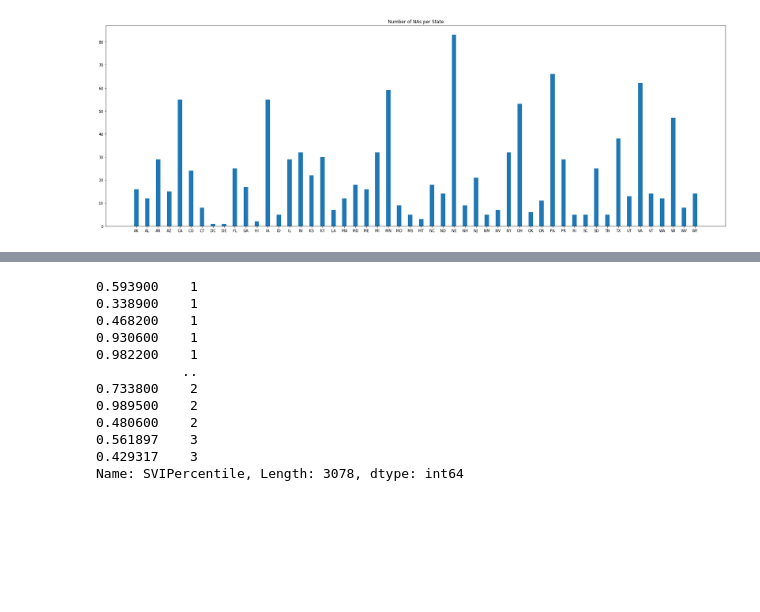
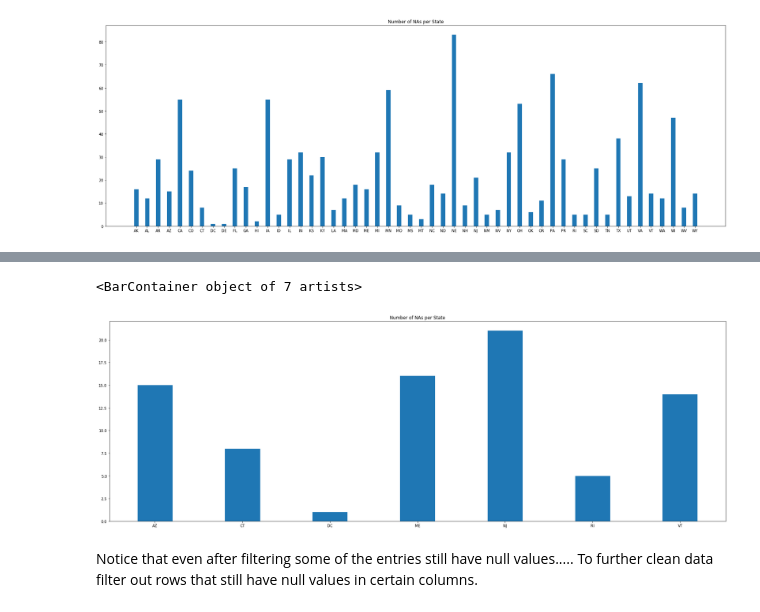
Before and after one commit to Divineechidume/final_DS100_project, a Jupyter notebook: CS 100 Final Project.ipynb, the cells around one changed output, grey strips where cells are left out. Saved outputs shown, nothing was run; the diff lists cells and outputs as text; code cells hidden in the pictures; blank space fills up the shorter version.

Commit message:
finished cleaning 2/4 of the data

```diff
--- a/CS 100 Final Project.ipynb
+++ b/CS 100 Final Project.ipynb
@@ -68,6 +72,5 @@ us_deaths.head()
 # %%
-socio_counties = abridged_counties[['CountyName', 'StateName', 'State',
-        'lat', 'lon', 'POP_LATITUDE', 'POP_LONGITUDE', 'SVIPercentile', 'HPSAShortage',
+socio_counties = abridged_counties[['CountyName', 'StateName', 'SVIPercentile', 'HPSAShortage',
         'HPSAServedPop', 'HPSAUnderservedPop', '#EligibleforMedicare2018',
        'MedicareEnrollment,AgedTot2017']]
 # %%
@@ -78,7 +81,3 @@ plt.bar(county_nas['StateName'], county_nas['CountyName'], .4)
 # %% [output]
 <BarContainer object of 52 artists>
 [figure]
-# %%
-socio_counties.loc[:, 'HPSAShortage'] = socio_counties.loc[:, 'HPSAShortage'].fillna(socio_counties.groupby('StateName')['HPSAShortage'].transform('mean'))
-socio_counties.loc[:, 'HPSAServedPop'] = socio_counties.loc[:, 'HPSAServedPop'].fillna(socio_counties.groupby('StateName')['HPSAServedPop'].transform('mean'))
-socio_counties.loc[:, 'HPSAUnderservedPop'] = socio_counties.loc[:, 'HPSAUnderservedPop'].fillna(socio_counties.groupby('StateName')['HPSAUnderservedPop'].transform('mean'))
@@ -98,5 +87,6 @@ Index(['lat', 'lon', 'POP_LATITUDE', 'POP_LONGITUDE', 'SVIPercentile',
 # %%
-for i in socio_counties.columns[7:]:
-    print(i)
+for i in socio_counties.columns[2:]:
     socio_counties.loc[:, i] = socio_counties[i].fillna(socio_counties.groupby('StateName')[i].transform('mean'))
+
+socio_counties
 # %% [output]
@@ -153,15 +111,10 @@ Name: HPSAShortage, dtype: float64
-# %%
-socio_counties['SVIPercentile'].value_counts()
-# %% [output]
-0.593900    1
-0.338900    1
-0.468200    1
-0.930600    1
-0.982200    1
-           ..
-0.733800    2
-0.989500    2
-0.480600    2
-0.561897    3
-0.429317    3
-Name: SVIPercentile, Length: 3078, dtype: int64
+# %%
+plt.figure(figsize=(30,10))
+plt.title('Number of NAs per State')
+county_nas = socio_counties[socio_counties['HPSAShortage'].isna()].groupby('StateName').count().reset_index()
+plt.bar(county_nas['StateName'], county_nas['CountyName'], .4)
+# %% [output]
+<BarContainer object of 7 artists>
+[figure, added]
+# %% [markdown]
+Notice that even after filtering some of the entries still have null values..... To further clean data filter out rows that still have null values in certain columns.
```
Also changed, not shown: parts of 17 cells of this notebook.
